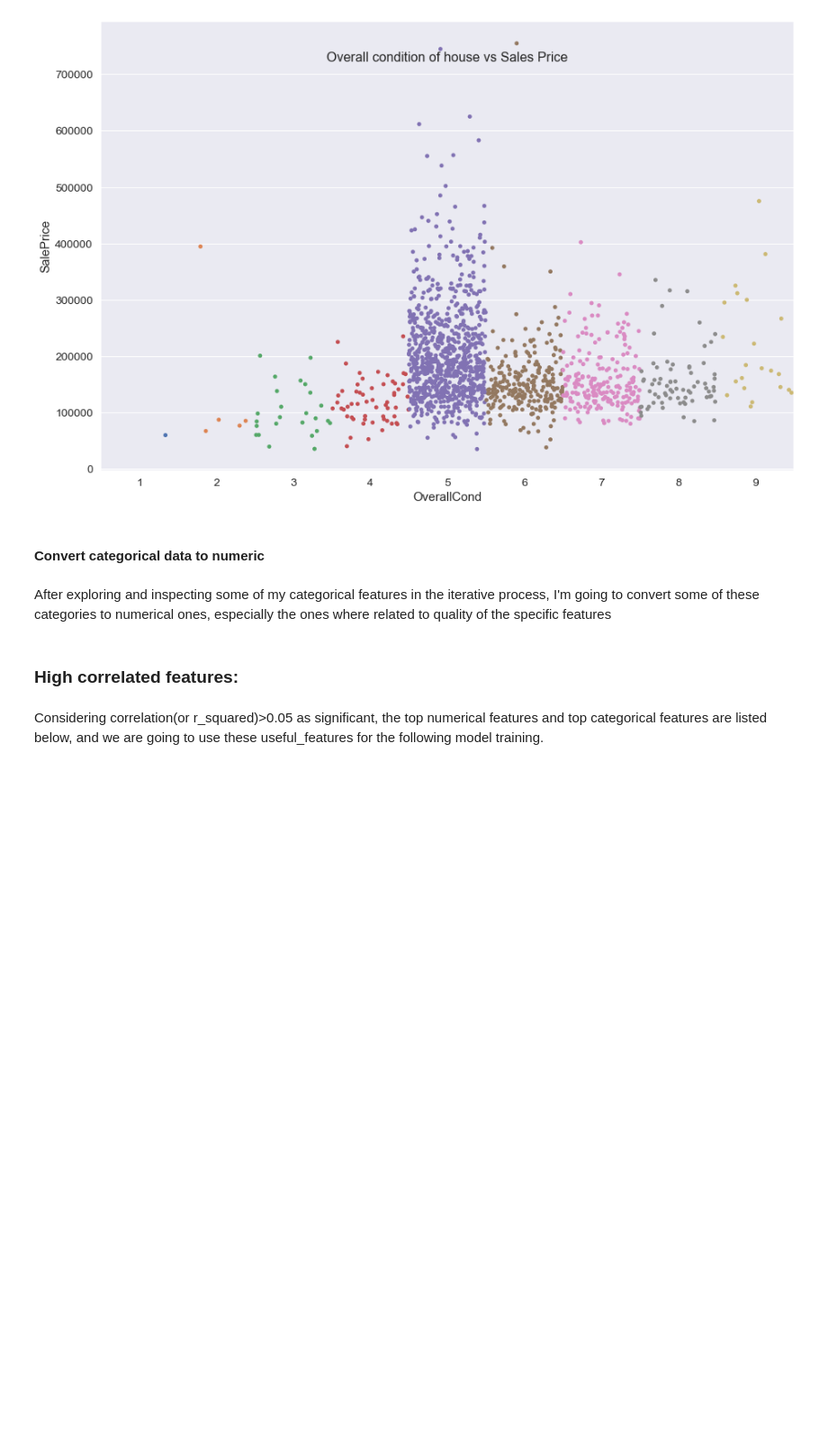
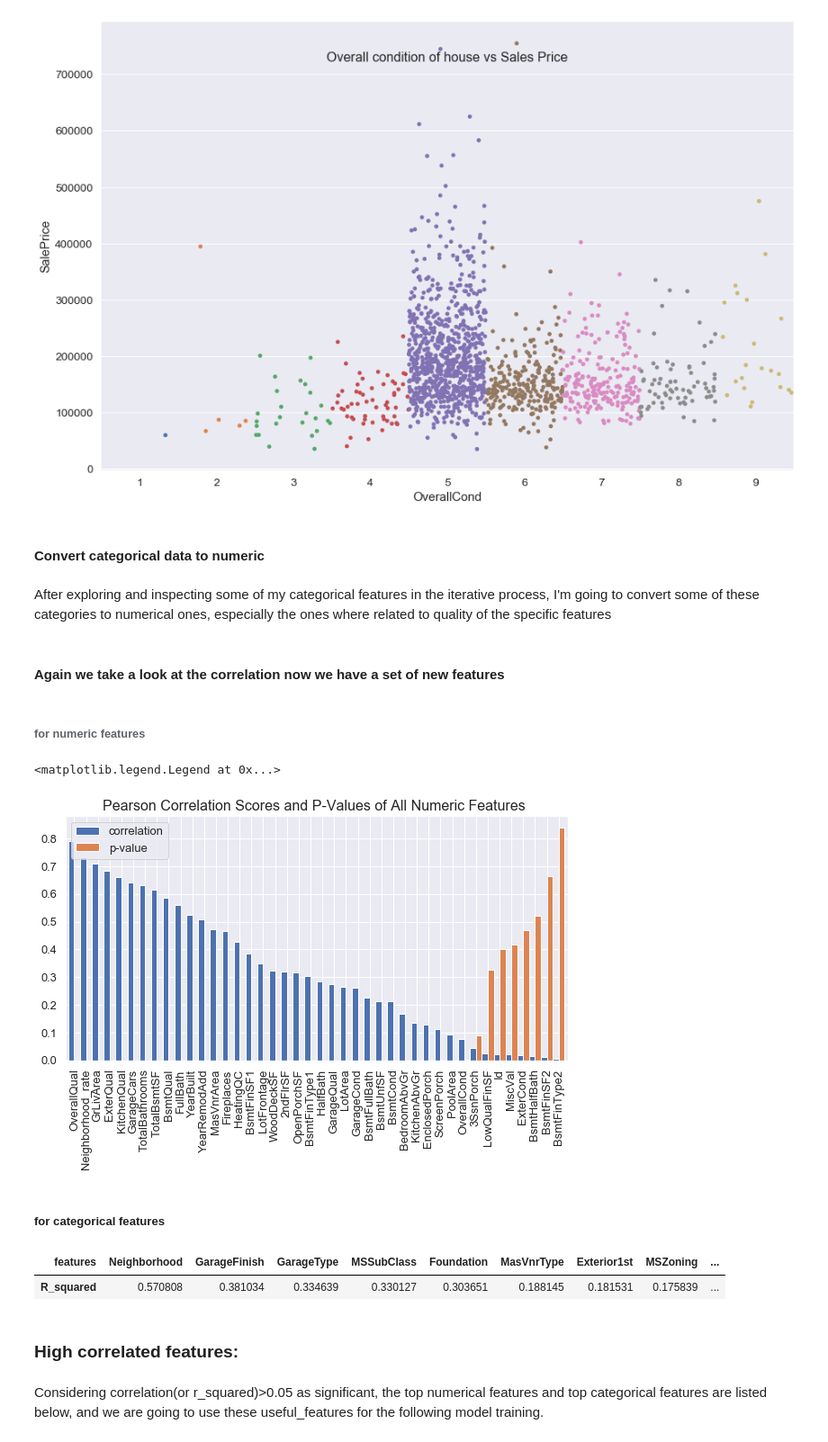
Before and after one commit to chibz3/Real_estate_investment, a Jupyter notebook: housing_prices.ipynb, the cells around one changed output. Shown at 90% size. Cells and saved outputs as stored; diff of their text form; code cells hidden in the pictures; blank space fills up the shorter version.

```diff
--- a/housing_prices.ipynb
+++ b/housing_prices.ipynb
@@ -1029,3 +1032,32 @@ df['KitchenQual'] = df['KitchenQual'].map(heat_map).astype('int')
 #df['FireplaceQu'] = df['FireplaceQu'].map(bsm_map).astype('int')
 df['GarageCond'] = df['GarageCond'].map(bsm_map).astype('int')
 df['GarageQual'] = df['GarageQual'].map(bsm_map).astype('int')
+# %% [markdown]
+#### Again we take a look at the correlation now we have a set of new features
+# %% [markdown]
+###### for numeric features
+# %%
+#drop SalePrice
+df_no_SP = df.drop('SalePrice',axis=1)
+corr_all = abs(df_no_SP.corr())
+
+
+# Build a list of all the numeric column names for our dataframe, except SalePrice
+num_cols = list(corr_all.columns)
+# print(cols)
+num_df = df[num_cols]
+
+pearson_dict={}
+for col in num_df.columns:
+    pearson_dict[col] = stats.pearsonr(df[col], df['SalePrice'])
+# pprint.pprint(pear_dict)
+pearson_df = pd.DataFrame(pearson_dict,index=['correlation','p-value'])
+pearson_df=pearson_df.T.abs().sort_values(['correlation','p-value'],ascending=[False,True])
+pearson_df.plot.bar(figsize=(10,5),fontsize=13,width=1)
+plt.title('Pearson Correlation Scores and P-Values of All Numeric Features ',fontsize=16)
+plt.legend(fontsize=13,loc = 2)
+# %% [output]
+<matplotlib.legend.Legend at 0x...>
+[figure, added]
+# %% [markdown]
+##### for categorical features
@@ -1032,3 +1079,8 @@ df['GarageQual'] = df['GarageQual'].map(bsm_map).astype('int')
+# %%
+r_df.T
+# %% [output]
+| features | Neighborhood | GarageFinish | GarageType | MSSubClass | Foundation | MasVnrType | Exterior1st | MSZoning | ... |
+| R_squared | 0.570808 | 0.381034 | 0.334639 | 0.330127 | 0.303651 | 0.188145 | 0.181531 | 0.175839 | ... |
 # %% [markdown]
 ### High correlated features:
 # %% [markdown]
```
Also changed, not shown: parts of 18 cells of this notebook.
